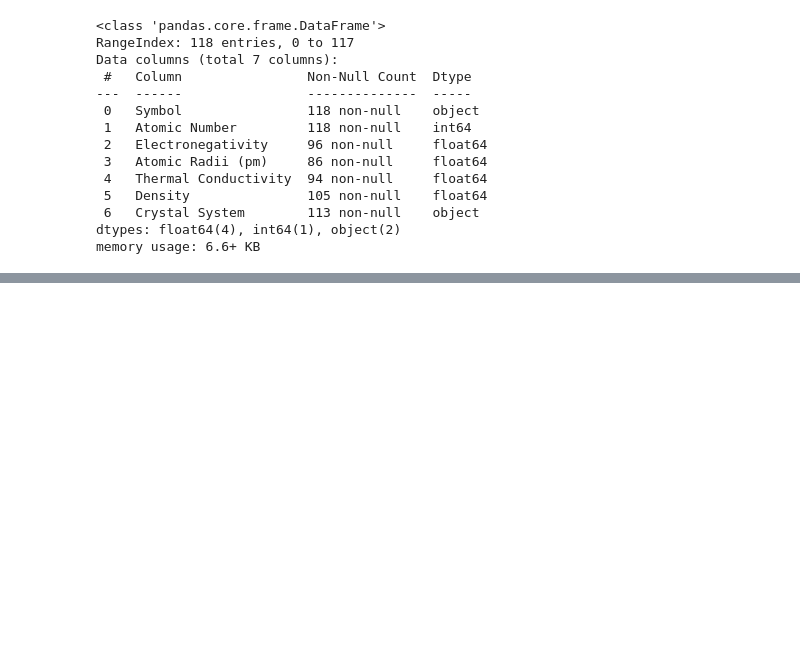
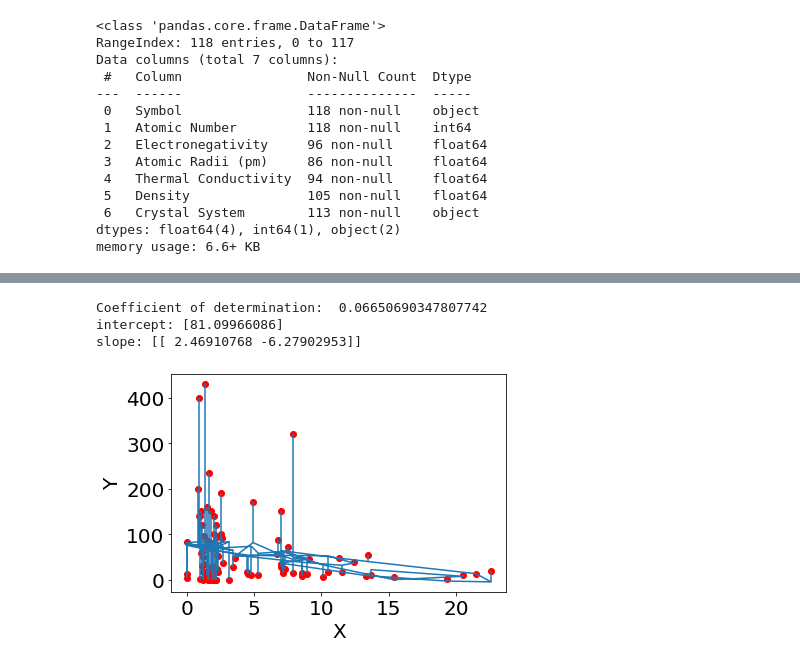
Before and after one commit to sthakurr/ME-793, a Jupyter notebook: Assignment-4/ME793-Assignment4.ipynb, the cells around one changed output, grey strips where cells are left out. Drawn from its saved outputs; the diff is of its cells as text; code cells hidden in the pictures; blank space fills up the shorter version.

```diff
--- a/Assignment-4/ME793-Assignment4.ipynb
+++ b/Assignment-4/ME793-Assignment4.ipynb
@@ -30,0 +93,28 @@ memory usage: 6.6+ KB
+# %%
+x = np.array([data['Electronegativity'], data['Density']]).reshape((-1,2))
+y = np.array(data['Thermal Conductivity']).reshape((-1,1))
+# %%
+model = LinearRegression().fit(x, y)
+# %%
+r_sq = model.score(x, y)
+print('Coefficient of determination: ', r_sq)
+print('intercept:', model.intercept_)
+print('slope:', model.coef_)
+# %% [output]
+Coefficient of determination:  0.06650690347807742
+intercept: [81.09966086]
+slope: [[ 2.46910768 -6.27902953]]
+# %%
+y_pred = model.predict(x)
+# %%
+# Electronegativity
+plt.plot(x[:,0],y_pred)
+plt.xlabel("X",fontsize=20)
+plt.ylabel("Y",fontsize=20)
+plt.scatter(x[:,0],y,color='red')
+plt.xticks(fontsize=20)
+plt.yticks(fontsize=20)
+plt.vlines(x[:,0],y,y_pred)
+plt.show()
+# %% [output]
+[figure, added]
```
Also changed, not shown: parts of 24 cells of this notebook, 2 other files.
